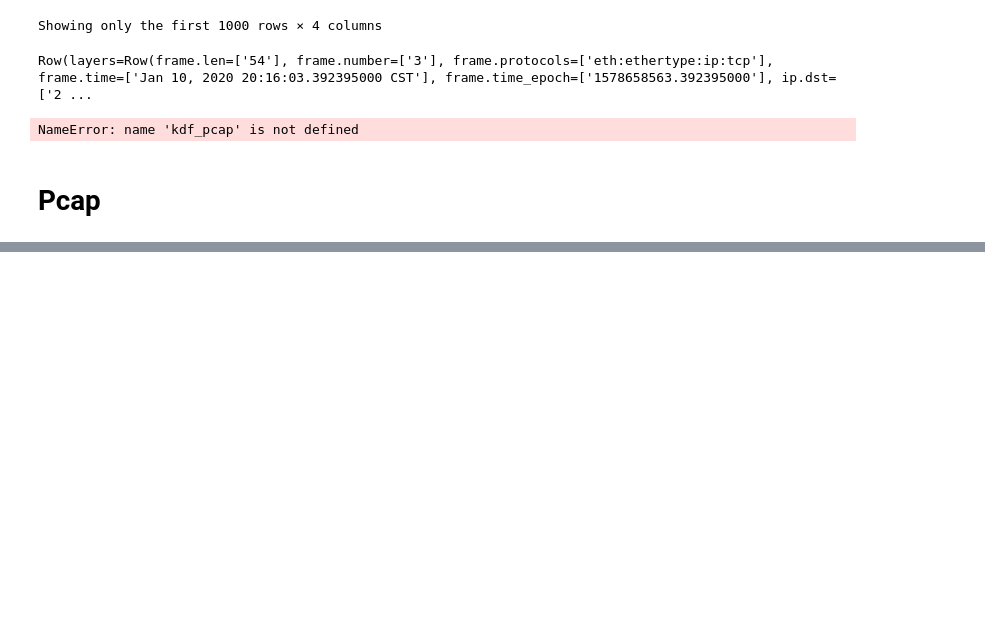
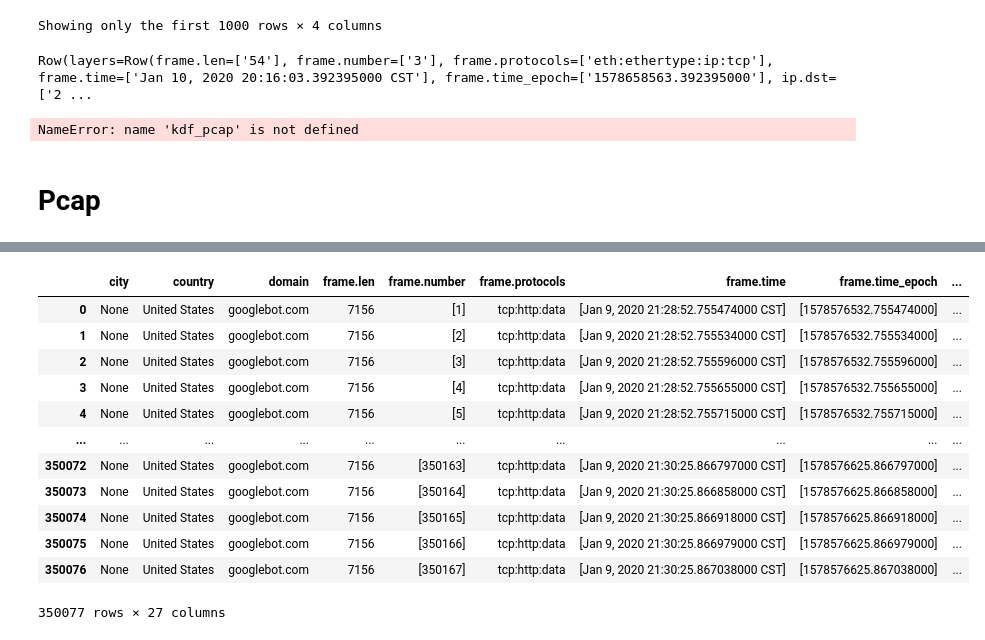
Before and after one commit to tychen5/Packet_Correlation, a Jupyter notebook: Playground_testCode/SparkTest.ipynb, the cells around one changed output, grey strips where cells are left out. Cells and saved outputs as stored; diff of their text form; code cells hidden in the pictures; blank space fills up the shorter version.

```diff
--- a/SparkTest.ipynb
+++ b/Playground_testCode/SparkTest.ipynb
@@ -269,0 +372,13 @@ NameError: name 'kdf_pcap' is not defined
+# %%
+def framelen_pre(s):
+    return int(s[0])
+def protocol_pre(s):
+    ss = s[0].split(':')
+    ss = ss[3:]
+    ss = ":".join(ss)
+    return ss
+# %%
+sdf = spark.read.parquet("../data_hdd4t/pcap_process/2020_01_09/中華電信/pcap_2020_01_09_dir/snort.log/2020_01_09_country.parquet")
+kf = sdf.to_koalas()
+print(len(kf))
+kf.head(10)
@@ -269,0 +419,12 @@ NameError: name 'kdf_pcap' is not defined
+# %%
+for jsonfile in (json_files):
+    json_path = root_dir + jsonfile
+    sdf = spark.read.option("multiline","true").json(json_path)
+    sdf = sdf.select("_source.layers.*")
+    kf = sdf.to_koalas()
+    kf['frame.len'] = kf['frame.len'].map(framelen_pre)
+    kf['frame.protocols'] = kf['frame.protocols'].map(protocol_pre)
+    break
+# sdf.show()
+df = kf.to_pandas()
+kf.head(20)
@@ -269,0 +444,17 @@ NameError: name 'kdf_pcap' is not defined
+# %%
+df['frame.protocols'] = df['frame.protocols'].map(protocol_pre)
+df
+# %% [output]
+|  | city | country | domain | frame.len | frame.number | frame.protocols | frame.time | frame.time_epoch | ... |
+| 0 | None | United States | googlebot.com | 7156 | [1] | tcp:http:data | [Jan 9, 2020 21:28:52.755474000 CST] | [1578576532.755474000] | ... |
+| 1 | None | United States | googlebot.com | 7156 | [2] | tcp:http:data | [Jan 9, 2020 21:28:52.755534000 CST] | [1578576532.755534000] | ... |
+| 2 | None | United States | googlebot.com | 7156 | [3] | tcp:http:data | [Jan 9, 2020 21:28:52.755596000 CST] | [1578576532.755596000] | ... |
+| 3 | None | United States | googlebot.com | 7156 | [4] | tcp:http:data | [Jan 9, 2020 21:28:52.755655000 CST] | [1578576532.755655000] | ... |
+| 4 | None | United States | googlebot.com | 7156 | [5] | tcp:http:data | [Jan 9, 2020 21:28:52.755715000 CST] | [1578576532.755715000] | ... |
+| ... | ... | ... | ... | ... | ... | ... | ... | ... | ... |
+| 350072 | None | United States | googlebot.com | 7156 | [350163] | tcp:http:data | [Jan 9, 2020 21:30:25.866797000 CST] | [1578576625.866797000] | ... |
+| 350073 | None | United States | googlebot.com | 7156 | [350164] | tcp:http:data | [Jan 9, 2020 21:30:25.866858000 CST] | [1578576625.866858000] | ... |
+| 350074 | None | United States | googlebot.com | 7156 | [350165] | tcp:http:data | [Jan 9, 2020 21:30:25.866918000 CST] | [1578576625.866918000] | ... |
+| 350075 | None | United States | googlebot.com | 7156 | [350166] | tcp:http:data | [Jan 9, 2020 21:30:25.866979000 CST] | [1578576625.866979000] | ... |
+| 350076 | None | United States | googlebot.com | 7156 | [350167] | tcp:http:data | [Jan 9, 2020 21:30:25.867038000 CST] | [1578576625.867038000] | ... |
+350077 rows × 27 columns
```
Also changed, not shown: parts of 43 cells of this notebook, 7 other files.
